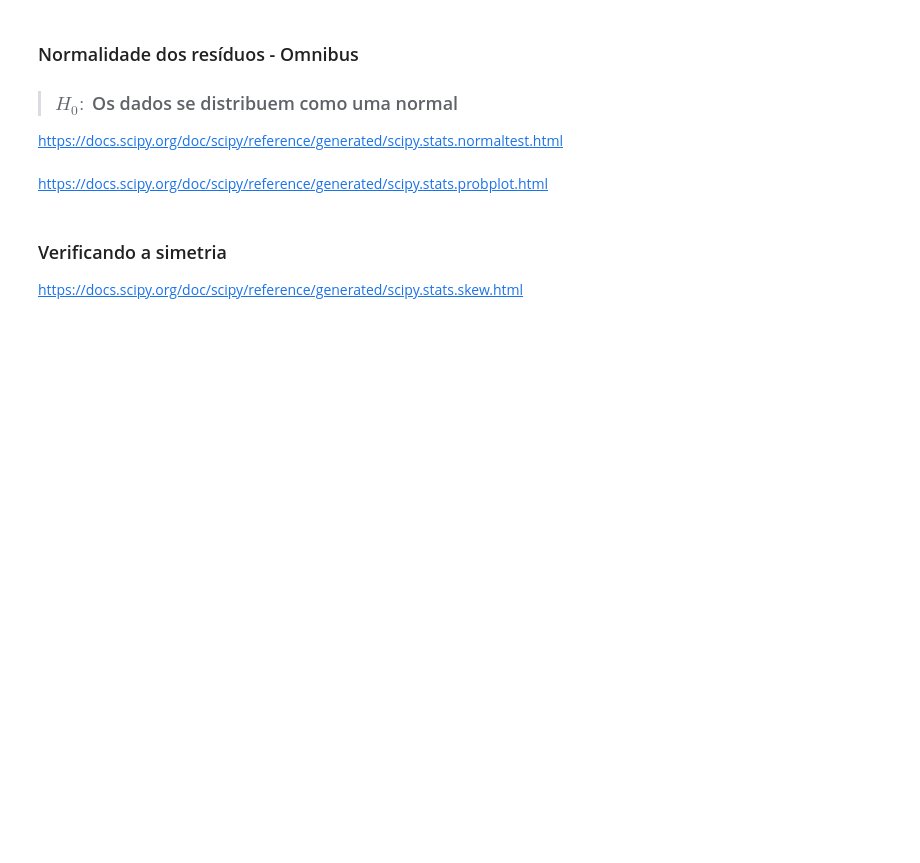
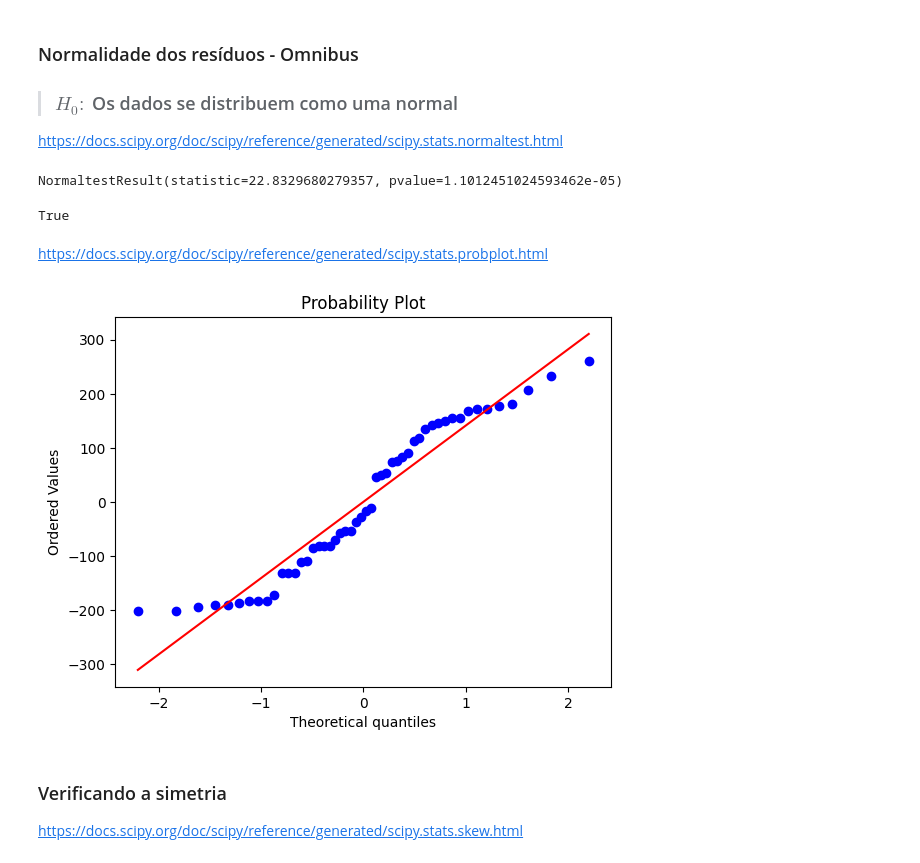
Before and after one commit to mnferreira/Alura-WomakersCode, a Jupyter notebook: Curso_de_Estatística_Parte_4.ipynb, the cells around one changed output. Drawn from its saved outputs; the diff is of its cells as text; code cells hidden in the pictures; blank space fills up the shorter version.

Commit message:
modulo 4 - testando resultados

```diff
--- a/Curso_de_Estatística_Parte_4.ipynb
+++ b/Curso_de_Estatística_Parte_4.ipynb
@@ -903,3 +903,6 @@ Como vimos anteriormente, o resíduo da i-ésima observação é a diferença en
 # $$\hat{u}_i = Y_i - \hat{Y}_i$$
 # %% [markdown]
 Em outras palavras, $\hat{u}_i$ é o erro obtido ao se utilizar a equação de regressão estimada para prever o valor da variável dependente.
+# %%
+dataset['u'] = dataset.Y - dataset.y_previsto
+dataset.head()
@@ -905,0 +916,3 @@ Em outras palavras, $\hat{u}_i$ é o erro obtido ao se utilizar a equação de r
+# %%
+dataset['residuo'] = resultado_regresssao.resid
+dataset.head()
@@ -905,0 +926,3 @@ Em outras palavras, $\hat{u}_i$ é o erro obtido ao se utilizar a equação de r
+# %%
+dataset.drop(['u'], axis = 1, inplace = True)
+dataset.head()
@@ -1111,5 +1347,14 @@ $F_{\alpha}$ - baseia-se na distribuição F com $k$ graus de liberdade no numer
 > ### $H_0:$ Os dados se distribuem como uma normal
 
 https://docs.scipy.org/doc/scipy/reference/generated/scipy.stats.normaltest.html
+# %%
+from scipy.stats import normaltest
+normaltest(dataset.residuo)
+# %% [output]
+NormaltestResult(statistic=22.8329680279357, pvalue=1.1012451024593462e-05)
+# %%
+p_valor <= 0.05
+# %% [output]
+True
 # %% [markdown]
 https://docs.scipy.org/doc/scipy/reference/generated/scipy.stats.probplot.html
@@ -1116,3 +1364,7 @@ https://docs.scipy.org/doc/scipy/reference/generated/scipy.stats.probplot.html
+# %%
+(_,(_,_,_)) = probplot(dataset.residuo, plot = plt)
+# %% [output]
+[figure, added]
 # %% [markdown]
 ### Verificando a simetria
 
```
Also changed, not shown: parts of 59 cells of this notebook.
